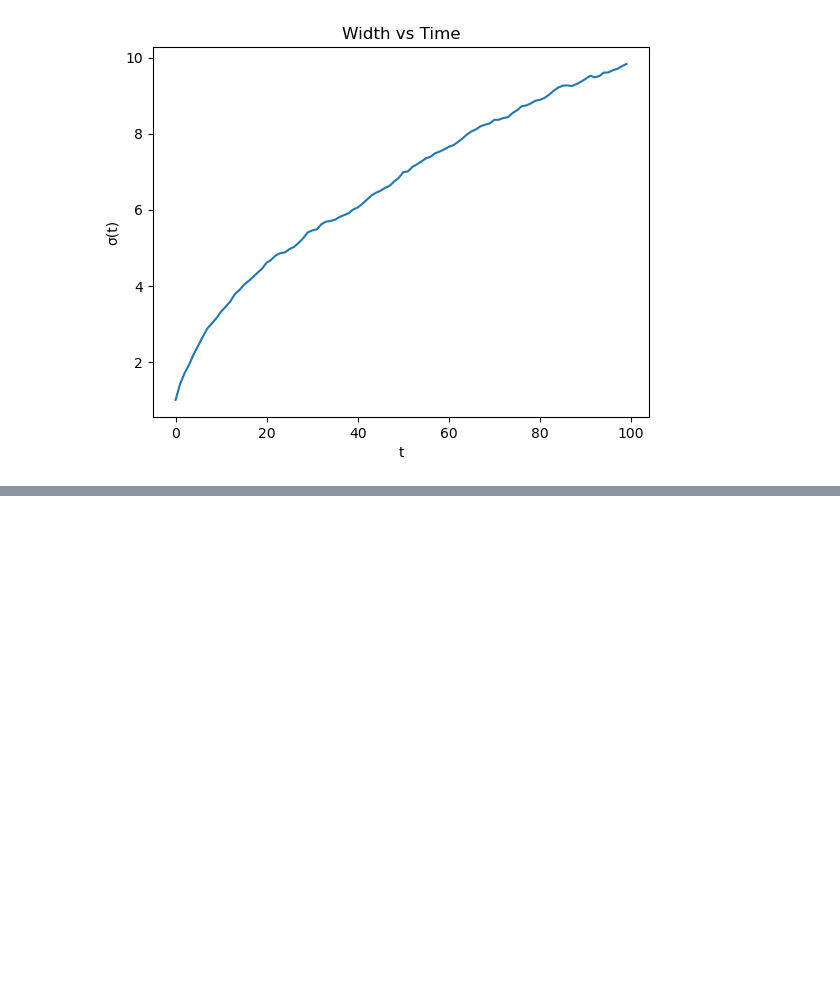
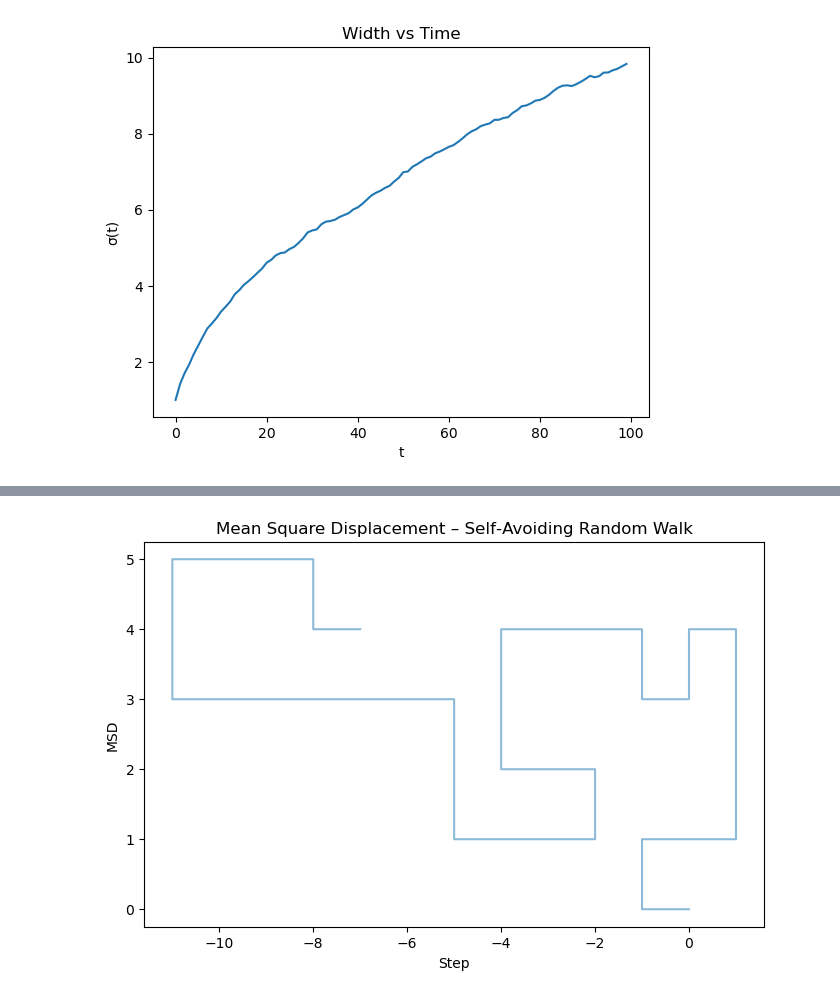
Before and after one commit to axe-n/tvm, a Jupyter notebook: course.copy.ipynb, the cells around one changed output, grey strips where cells are left out. Cells and saved outputs as stored; diff of their text form; code cells hidden in the pictures; blank space fills up the shorter version.

```diff
--- a/course.copy.ipynb
+++ b/course.copy.ipynb
@@ -212,0 +383,63 @@ plt.show()
+# %%
+import numpy as np
+import matplotlib.pyplot as plt
+
+# ---- Parameters -------------------------------------------------
+N  = 50000        # maximum number of steps per walk
+Nre = 10          # number of realizations
+
+# ---- Storage ----------------------------------------------------
+# mean‑square displacement for each realization (same shape as original example)
+msd = np.zeros((N, Nre))
+
+for ire in range(Nre):
+    # walker position arrays (start at origin)
+    x = np.zeros(N, dtype=int)
+    y = np.zeros(N, dtype=int)
+    # set of visited lattice points (store as tuples)
+    visited = {(0, 0)}
+    stuck = False
+
+    for i in range(1, N):
+        # try to make a move – keep trying until a non‑visited neighbour is found
+        # (or give up if all four neighbours are already visited)
+        attempts = 0
+        while True:
+            ro = np.random.rand()   # choose axis (x or y)
+            rd = np.random.rand()   # choose direction (+1 / -1)
+            dx, dy = (1 if rd >= 0.5 else -1, 0) if ro >= 0.5 else (0, 1 if rd >= 0.5 else -1)
+            nx, ny = x[i-1] + dx, y[i-1] + dy
+            if (nx, ny) not in visited:
+                # valid step
+                x[i] = nx
+                y[i] = ny
+                visited.add((nx, ny))
+                break
+            else:
+                attempts += 1
+                if attempts >= 4:
+                    # all four neighbours already visited – self‑avoiding walk is stuck
+                    stuck = True
+                    break
+        if stuck:
+            # fill remaining steps with the last position (walk ends early)
+            x[i:] = x[i-1]
+            y[i:] = y[i-1]
+            break
+
+    # squared displacement for this realization (up to the point we stopped)
+    msd[:, ire] = x**2 + y**2
+
+# ---- Mean square displacement across realizations ----------------
+MSD = msd.mean(axis=1)
+
+# ---- Plot -------------------------------------------------------
+plt.figure(figsize=(8, 5))
+plt.plot(x, y, alpha=0.5)  # plot one trajectory for visualization
+# plt.plot(MSD)
+plt.title('Mean Square Displacement – Self‑Avoiding Random Walk')
+plt.xlabel('Step')
+plt.ylabel('MSD')
+plt.show()
+# %% [output]
+[figure, added]
```
Also changed, not shown: parts of 2 cells of this notebook, 1 other file.
